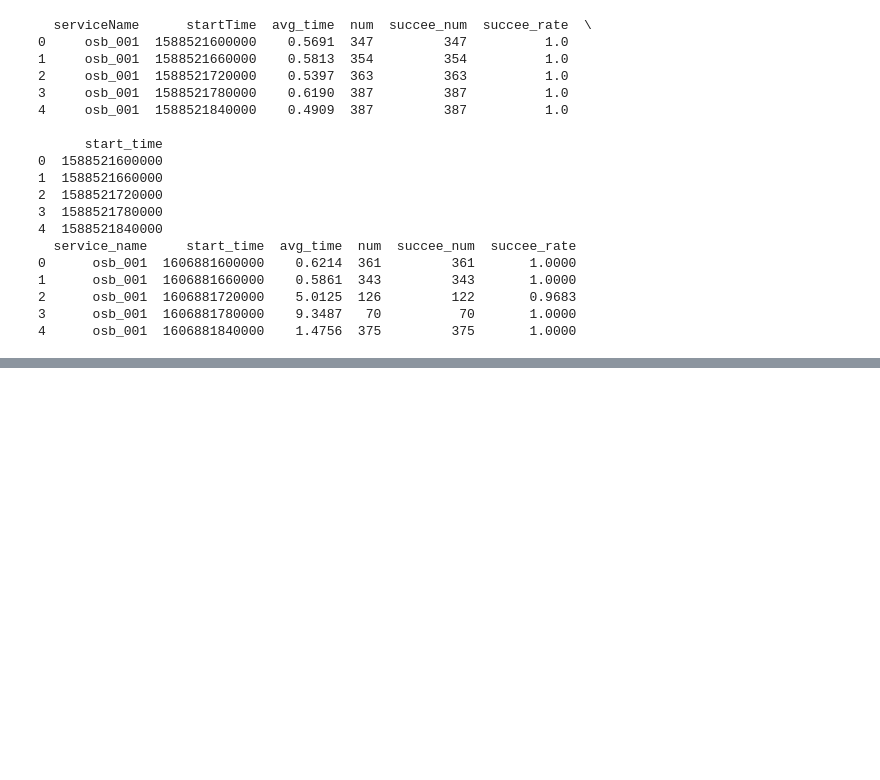
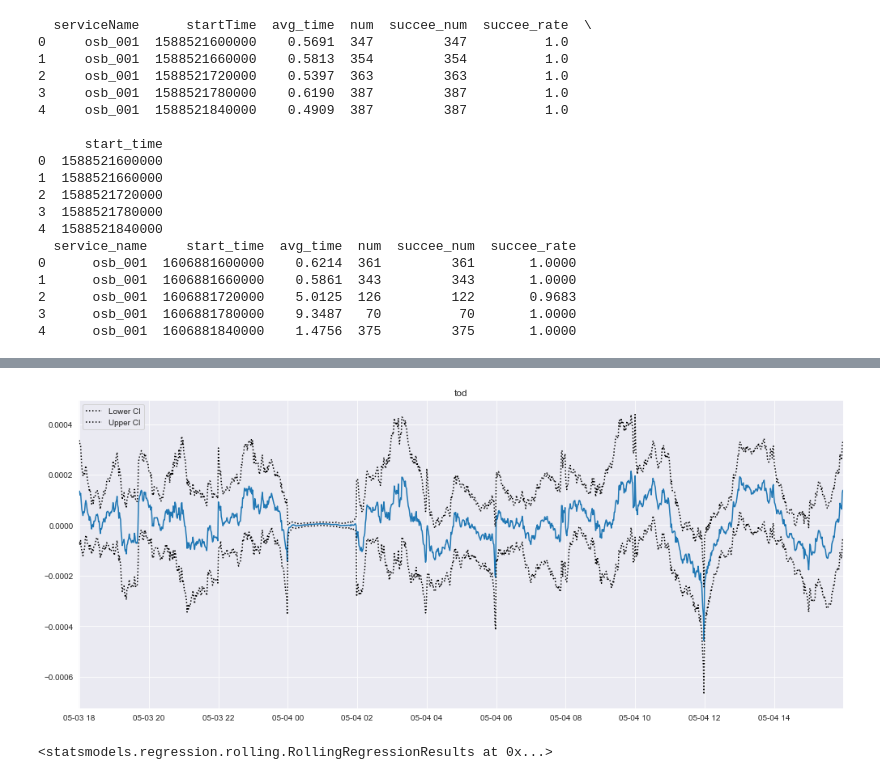
Before and after one commit to meng2468/AIOps-Challenge, a Jupyter notebook: impl/models/detection/rolling_regression.ipynb, the cells around one changed output, grey strips where cells are left out. Cells and saved outputs as stored; diff of their text form; code cells hidden in the pictures; blank space fills up the shorter version.

Commit message:
maybe not useless rolling regression?"

```diff
--- a/impl/models/detection/rolling_regression.ipynb
+++ b/impl/models/detection/rolling_regression.ipynb
@@ -3,7 +3,7 @@ import pandas as pd
 import statsmodels.api as sm
 from statsmodels.regression.rolling import RollingOLS
 import matplotlib.pyplot as plt
-import seaborn
-seaborn.set_style('darkgrid')
+import seaborn as sns
+sns.set_style('darkgrid')
 pd.plotting.register_matplotlib_converters()
 %matplotlib inline
@@ -62,7 +67,15 @@ train_data
 # %%
 endog = train_data['avg_time']
-exog = train_data['avg_time']
+exog = sm.add_constant(train_data[['tod', 'num']])
 
-rols = RollingOLS(endog, exog, window=60)
+rols = RollingOLS(endog, exog, window=120)
 rres = rols.fit()
 params = rres.params
+# %%
+fig = rres.plot_recursive_coefficient(variables=['tod'], figsize=(14,6))
+# %% [output]
+[figure, added]
+# %%
+rres.predict()
+# %% [output]
+<statsmodels.regression.rolling.RollingRegressionResults at 0x...>
```
Also changed, not shown: parts of 3 cells of this notebook.
